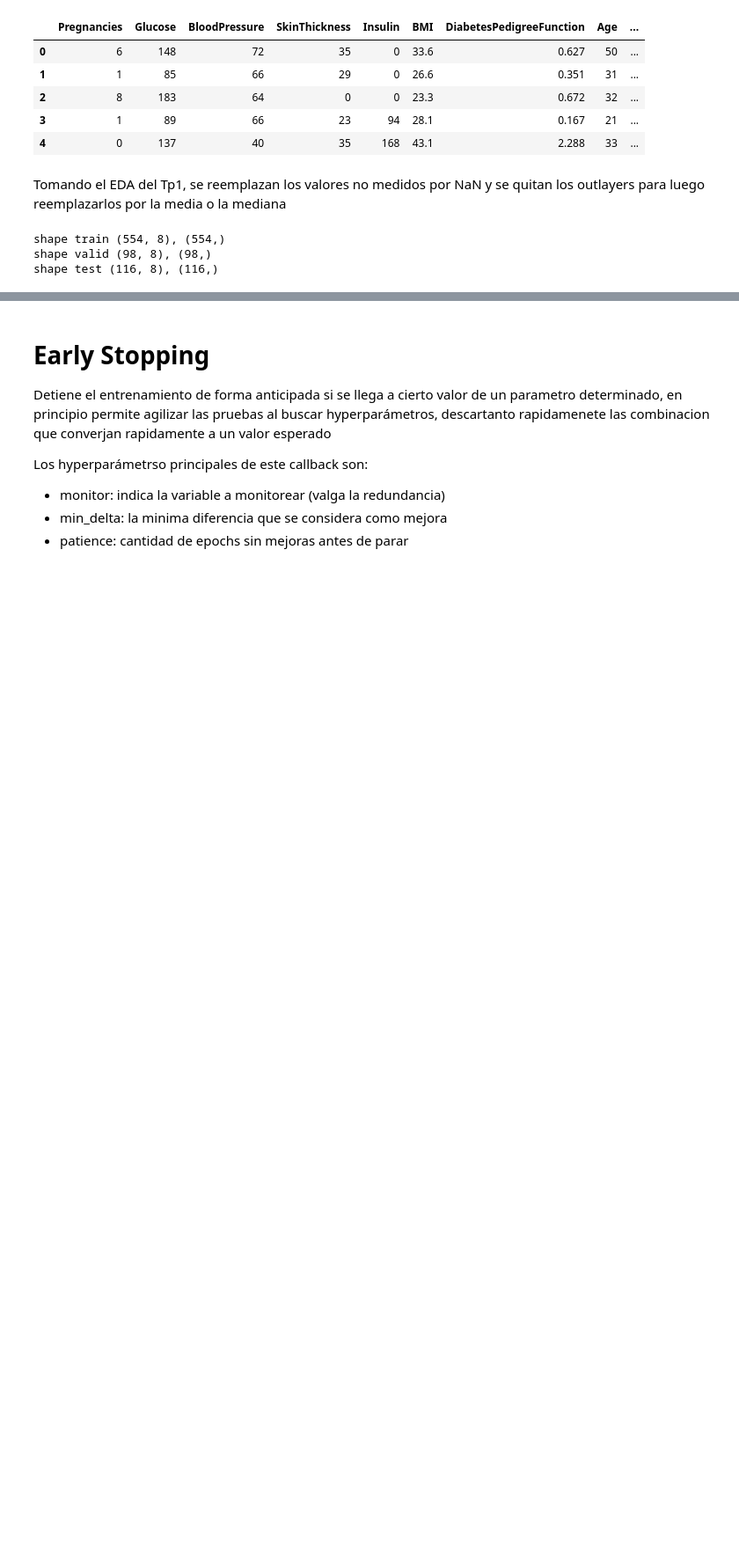
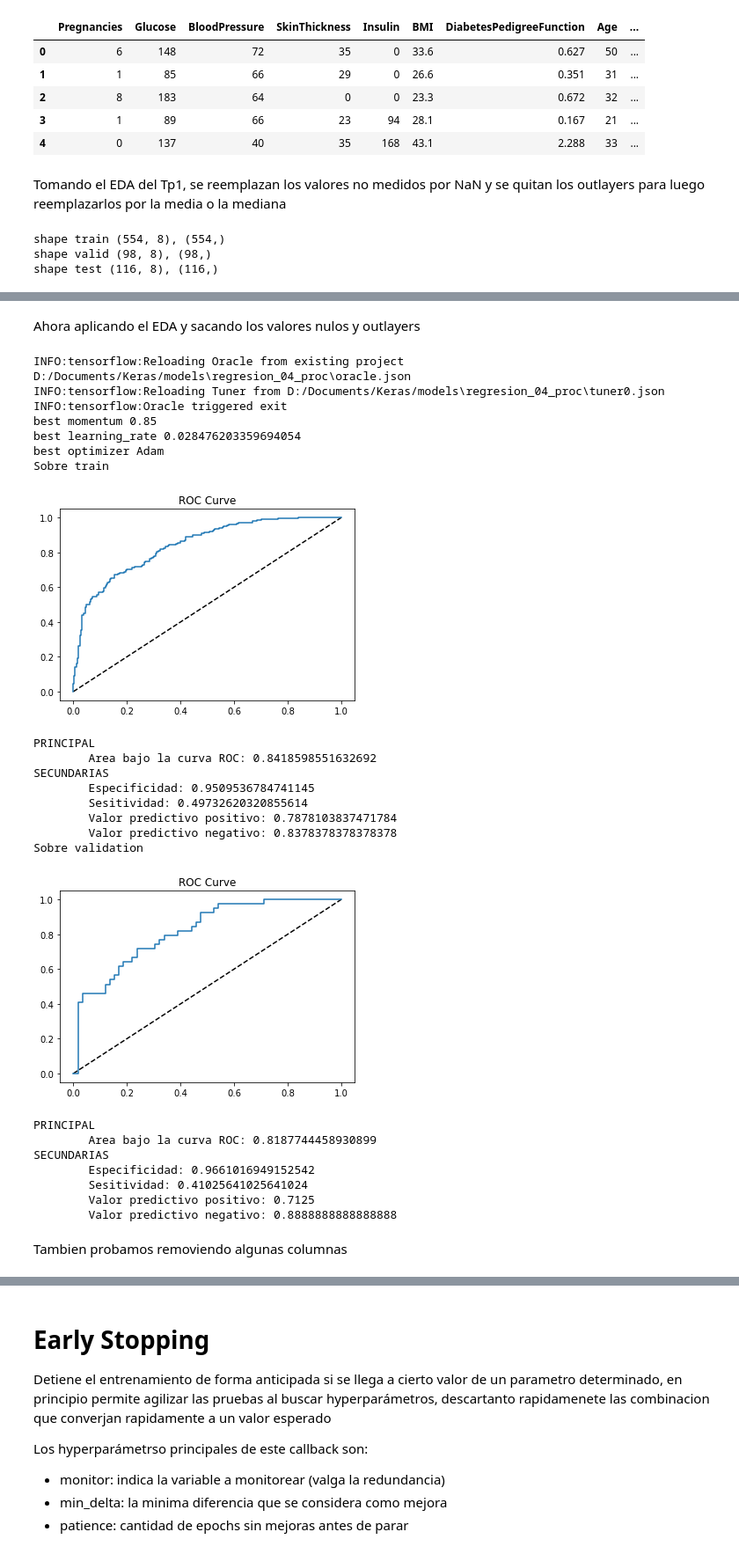
Before and after one commit to SantiAA/RN_TP2, a Jupyter notebook: src/EJ1/logistic_regresion.ipynb, the cells around one changed output, grey strips where cells are left out. Shown: that part at 88% size. Cells and saved outputs as stored; diff of their text form; code cells hidden in the pictures; blank space fills up the shorter version.

```diff
--- a/src/EJ1/logistic_regresion.ipynb
+++ b/src/EJ1/logistic_regresion.ipynb
@@ -330,0 +279,37 @@ SECUNDARIAS
+# %% [markdown]
+Ahora aplicando el EDA y sacando los valores nulos y outlayers
+# %%
+best_model, hist, hyperparams = run_tunner("regresion_04_proc", model_builder, x_train_clean, y_train, x_valid_clean, y_valid)
+
+print('best momentum',hyperparams.get('momentum'))
+print('best learning_rate',hyperparams.get('learning_rate'))
+print('best optimizer', hyperparams.get('optimizer_type'))
+
+verify_model(best_model, x_train_clean, y_train, x_valid_clean, y_valid)
+# %% [output]
+INFO:tensorflow:Reloading Oracle from existing project D:/Documents/Keras/models\regresion_04_proc\oracle.json
+INFO:tensorflow:Reloading Tuner from D:/Documents/Keras/models\regresion_04_proc\tuner0.json
+INFO:tensorflow:Oracle triggered exit
+best momentum 0.85
+best learning_rate 0.028476203359694054
+best optimizer Adam
+Sobre train
+[figure, added]
+PRINCIPAL
+        Area bajo la curva ROC: 0.8418598551632692
+SECUNDARIAS
+        Especificidad: 0.9509536784741145
+        Sesitividad: 0.49732620320855614
+        Valor predictivo positivo: 0.7878103837471784
+        Valor predictivo negativo: 0.8378378378378378
+Sobre validation
+[figure, added]
+PRINCIPAL
+        Area bajo la curva ROC: 0.8187744458930899
+SECUNDARIAS
+        Especificidad: 0.9661016949152542
+        Sesitividad: 0.41025641025641024
+        Valor predictivo positivo: 0.7125
+        Valor predictivo negativo: 0.8888888888888888
+# %% [markdown]
+Tambien probamos removiendo algunas columnas
```
Also changed, not shown: parts of 36 cells of this notebook, 5 other files.
